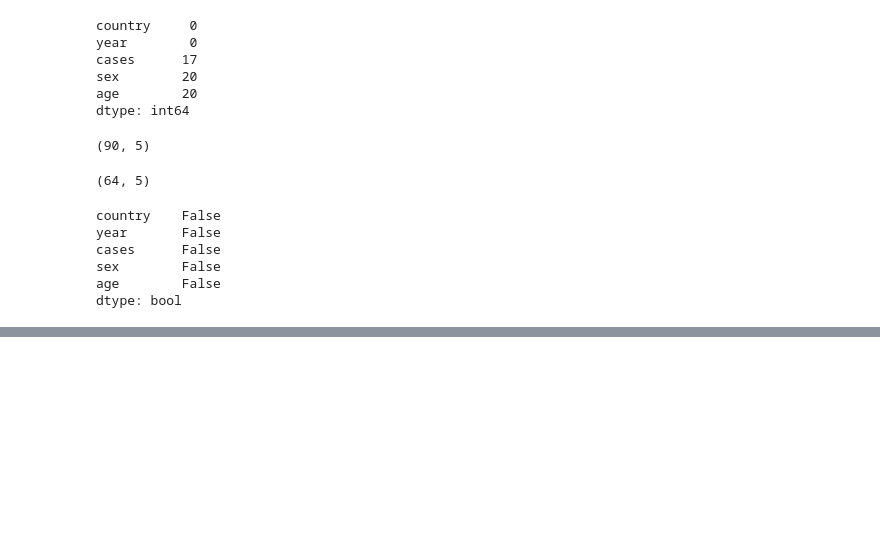
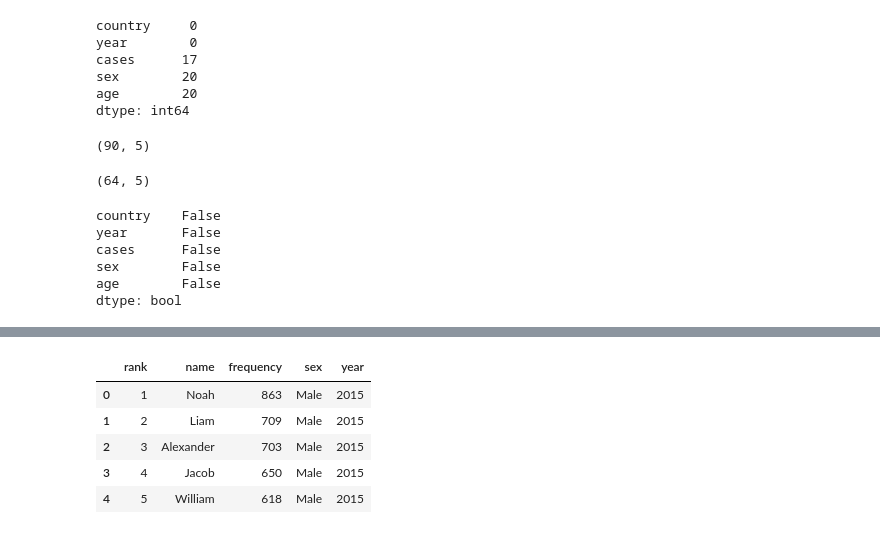
Before and after one commit to joeelorm/Data_Science, a Jupyter notebook: Data Cleaninig/Tidy Data.ipynb, the cells around one changed output, grey strips where cells are left out. Saved outputs shown, nothing was run; the diff lists cells and outputs as text; code cells hidden in the pictures; blank space fills up the shorter version.

```diff
--- a/Data Cleaninig/Tidy Data.ipynb
+++ b/Data Cleaninig/Tidy Data.ipynb
@@ -261,0 +283,25 @@ dtype: bool
+# %%
+#using glob to find all relevant csv files, making them into a dataframe
+def extract_year(string):
+    match = re.match(".+(\d{4})", string)
+    if match != None: return match.group(1)
+
+path = 'Datasets_1'
+allFiles = glob.glob(path + "/201*-baby-names-illinois.csv")
+frame = pd.DataFrame()
+df_list= []
+for file_ in allFiles:
+    df = pd.read_csv(file_,index_col=None, header=0)
+    df.columns = map(str.lower, df.columns)
+    df["year"] = extract_year(file_)
+    df_list.append(df)
+
+df = pd.concat(df_list)
+df.head(5)
+# %% [output]
+|  | rank | name | frequency | sex | year |
+| 0 | 1 | Noah | 863 | Male | 2015 |
+| 1 | 2 | Liam | 709 | Male | 2015 |
+| 2 | 3 | Alexander | 703 | Male | 2015 |
+| 3 | 4 | Jacob | 650 | Male | 2015 |
+| 4 | 5 | William | 618 | Male | 2015 |
```
Also changed, not shown: parts of 3 cells of this notebook.
